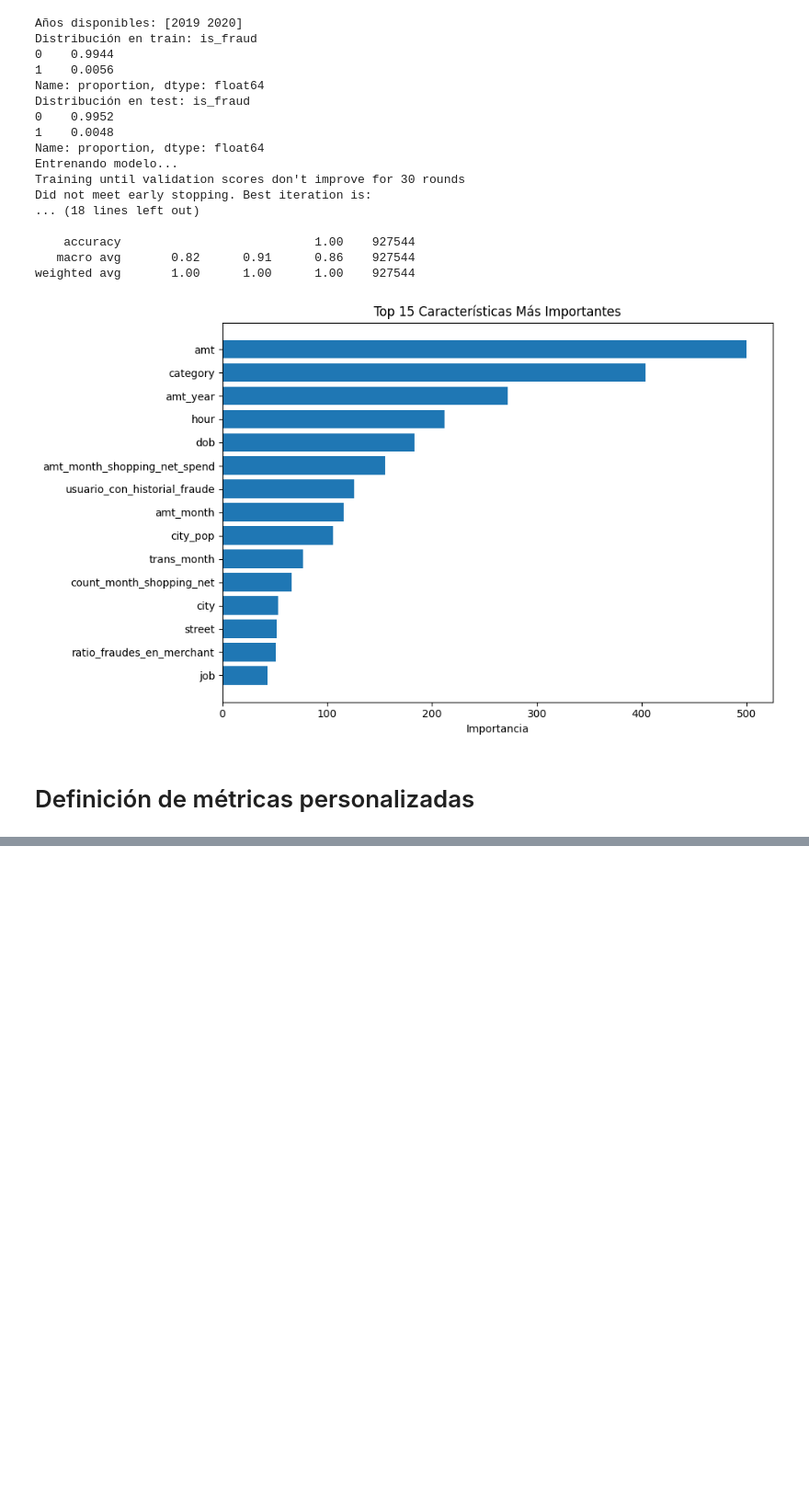
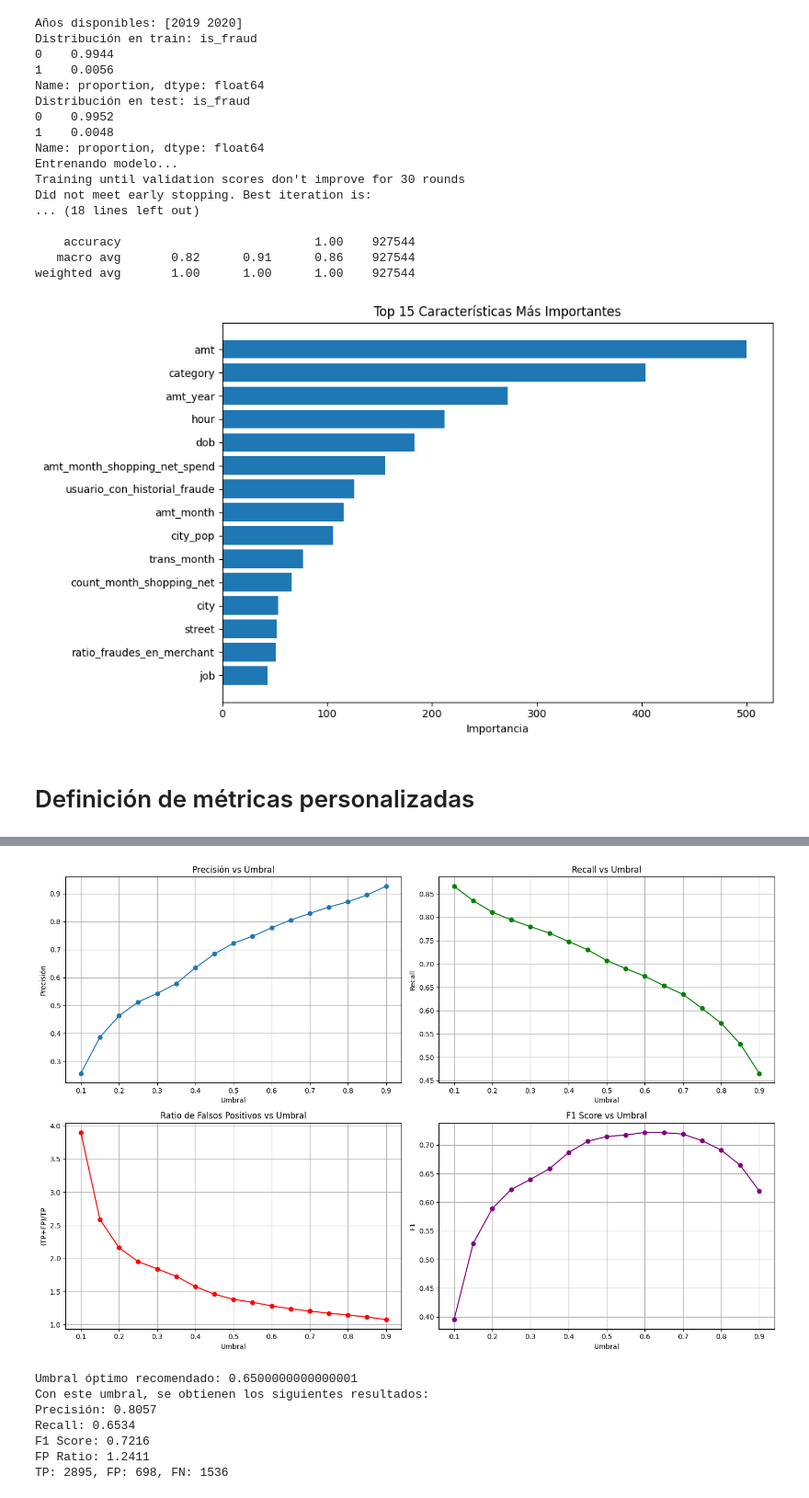
Before and after one commit to GarciaAlegria/Proyecto-final-SDS-PlusTI, a Jupyter notebook: proyectoPlusTi.ipynb, the cells around one changed output, grey strips where cells are left out. Shown at 92% size. Cells and saved outputs as stored; diff of their text form; code cells hidden in the pictures; blank space fills up the shorter version.

Commit message:
metricas personalizadas

```diff
--- a/proyectoPlusTi.ipynb
+++ b/proyectoPlusTi.ipynb
@@ -677,0 +958,57 @@ weighted avg       1.00      1.00      1.00    927544
+# %%
+# Visualizar el efecto del umbral
+plt.figure(figsize=(15, 10))
+
+plt.subplot(2, 2, 1)
+plt.plot(threshold_df['Threshold'], threshold_df['Precision'], marker='o')
+plt.title('Precisión vs Umbral')
+plt.xlabel('Umbral')
+plt.ylabel('Precisión')
+plt.grid(True)
+
+plt.subplot(2, 2, 2)
+plt.plot(threshold_df['Threshold'], threshold_df['Recall'], marker='o', color='green')
+plt.title('Recall vs Umbral')
+plt.xlabel('Umbral')
+plt.ylabel('Recall')
+plt.grid(True)
+
+plt.subplot(2, 2, 3)
+plt.plot(threshold_df['Threshold'], threshold_df['FP Ratio'], marker='o', color='red')
+plt.title('Ratio de Falsos Positivos vs Umbral')
+plt.xlabel('Umbral')
+plt.ylabel('(TP+FP)/TP')
+plt.grid(True)
+
+plt.subplot(2, 2, 4)
+plt.plot(threshold_df['Threshold'], threshold_df['F1'], marker='o', color='purple')
+plt.title('F1 Score vs Umbral')
+plt.xlabel('Umbral')
+plt.ylabel('F1')
+plt.grid(True)
+
+plt.tight_layout()
+plt.savefig('umbral_optimization.png')
+plt.show()
+
+# Encontrar un buen equilibrio entre recall y FP Ratio
+threshold_df['balanced_score'] = threshold_df['Recall'] / threshold_df['FP Ratio']
+best_threshold = threshold_df.loc[threshold_df['balanced_score'].idxmax(), 'Threshold']
+
+print(f"\nUmbral óptimo recomendado: {best_threshold}")
+print("Con este umbral, se obtienen los siguientes resultados:")
+best_metrics = evaluate_all_metrics(y_test, y_pred_prob_best, best_threshold)
+print(f"Precisión: {best_metrics['precision']:.4f}")
+print(f"Recall: {best_metrics['recall']:.4f}")
+print(f"F1 Score: {best_metrics['f1_score']:.4f}")
+print(f"FP Ratio: {best_metrics['fp_ratio']:.4f}")
+print(f"TP: {best_metrics['tp']}, FP: {best_metrics['fp']}, FN: {best_metrics['fn']}")
+# %% [output]
+[figure, added]
+Umbral óptimo recomendado: 0.6500000000000001
+Con este umbral, se obtienen los siguientes resultados:
+Precisión: 0.8057
+Recall: 0.6534
+F1 Score: 0.7216
+FP Ratio: 1.2411
+TP: 2895, FP: 698, FN: 1536
```
Also changed, not shown: parts of 5 cells of this notebook, 1 other file.
